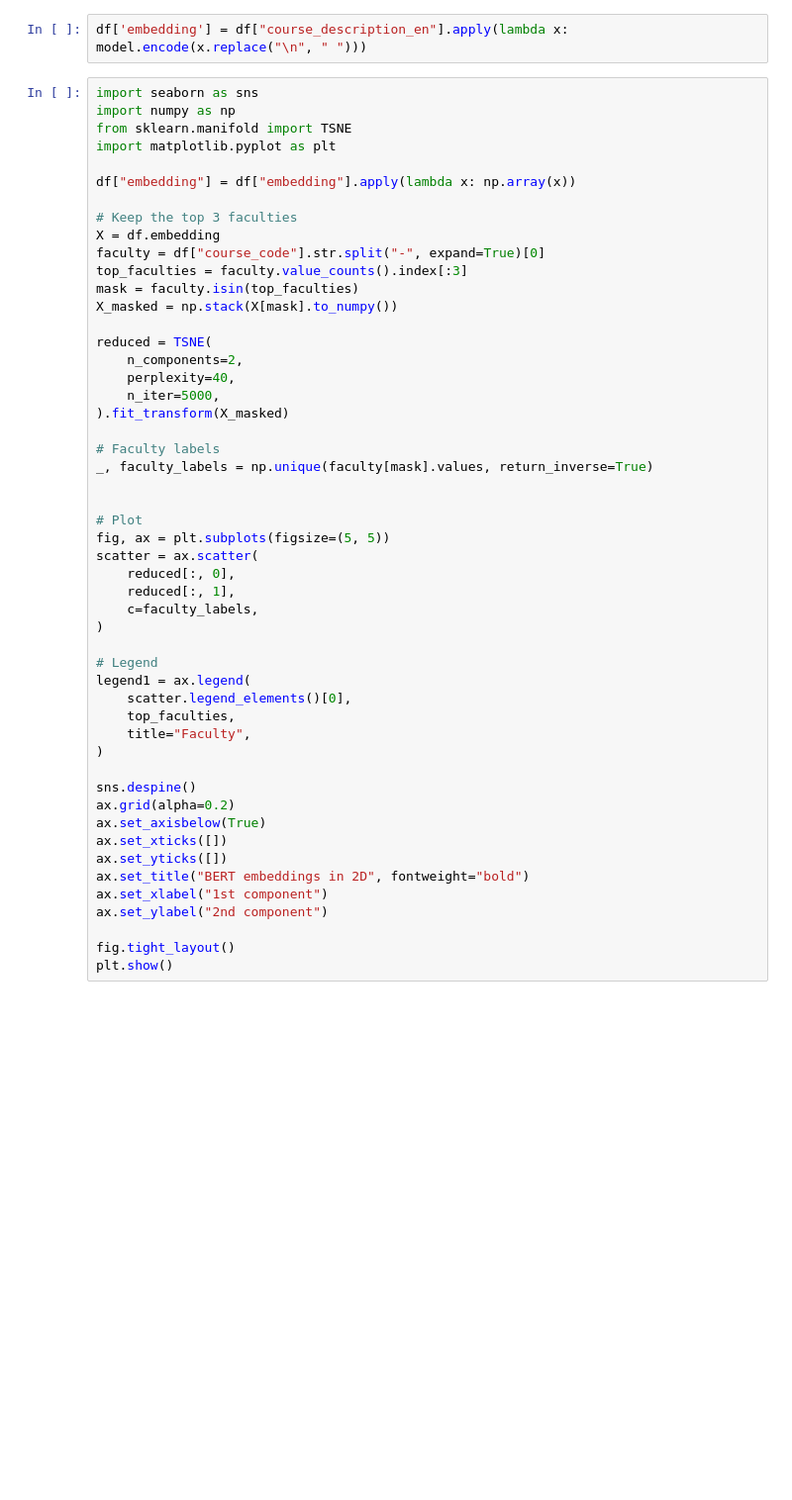
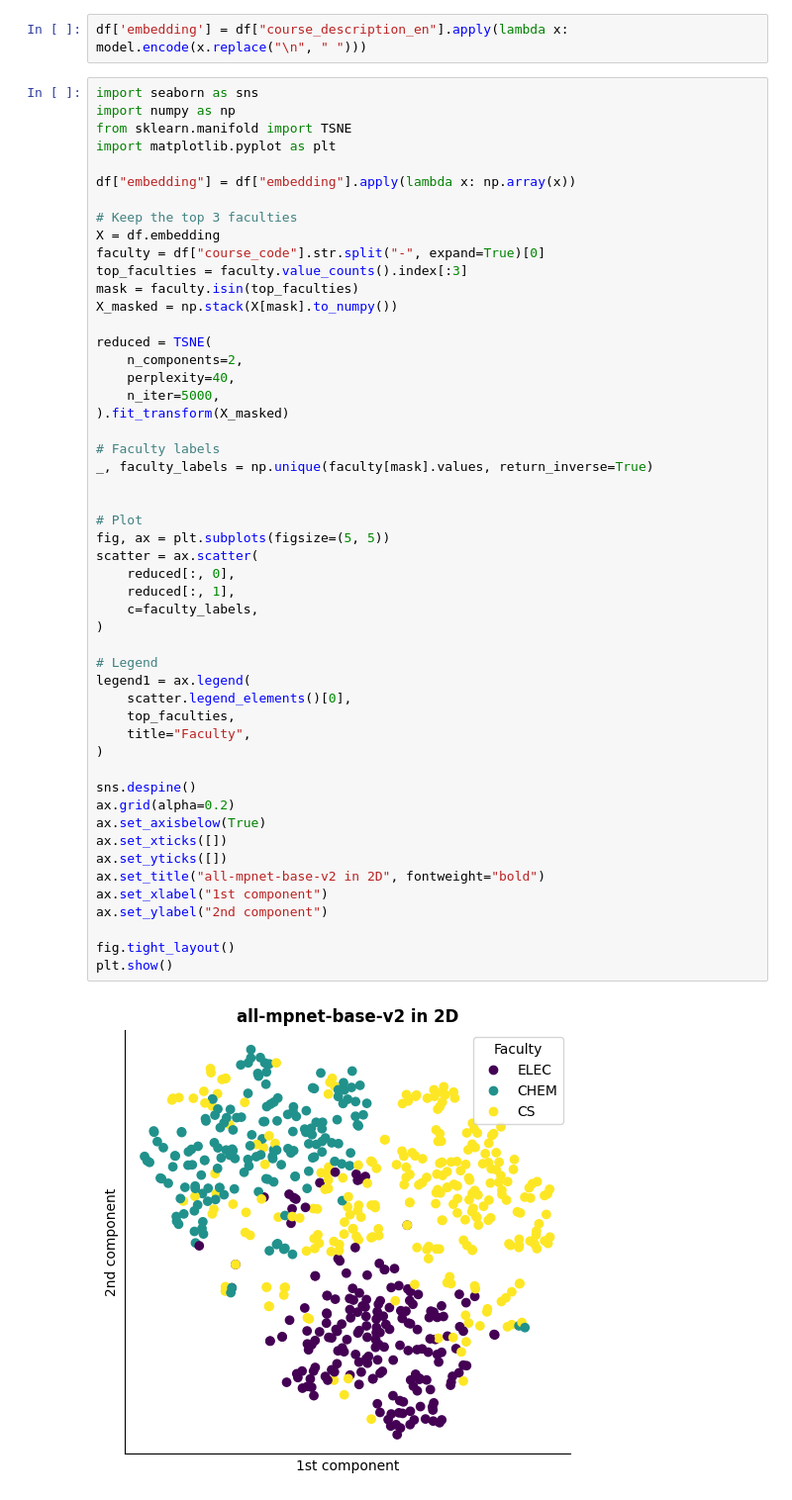
Before and after one commit to jiemingyou/NLP-project, a Jupyter notebook: bert/cluster.ipynb, the cells around one changed output. Shown: that part at 99% size. Cells and saved outputs as stored; diff of their text form; blank space fills up the shorter version.

Commit message:
cluster visuals

```diff
--- a/bert/cluster.ipynb
+++ b/bert/cluster.ipynb
@@ -32,31 +32,33 @@ reduced = TSNE(
 
 # Faculty labels
 _, faculty_labels = np.unique(faculty[mask].values, return_inverse=True)
 
 
 # Plot
 fig, ax = plt.subplots(figsize=(5, 5))
 scatter = ax.scatter(
     reduced[:, 0],
     reduced[:, 1],
     c=faculty_labels,
 )
 
 # Legend
 legend1 = ax.legend(
     scatter.legend_elements()[0],
     top_faculties,
     title="Faculty",
 )
 
 sns.despine()
 ax.grid(alpha=0.2)
 ax.set_axisbelow(True)
 ax.set_xticks([])
 ax.set_yticks([])
-ax.set_title("BERT embeddings in 2D", fontweight="bold")
+ax.set_title("all-mpnet-base-v2 in 2D", fontweight="bold")
 ax.set_xlabel("1st component")
 ax.set_ylabel("2nd component")
 
 fig.tight_layout()
 plt.show()
+# %% [output]
+[figure, added]
```
Also changed, not shown: parts of 4 cells of this notebook.
